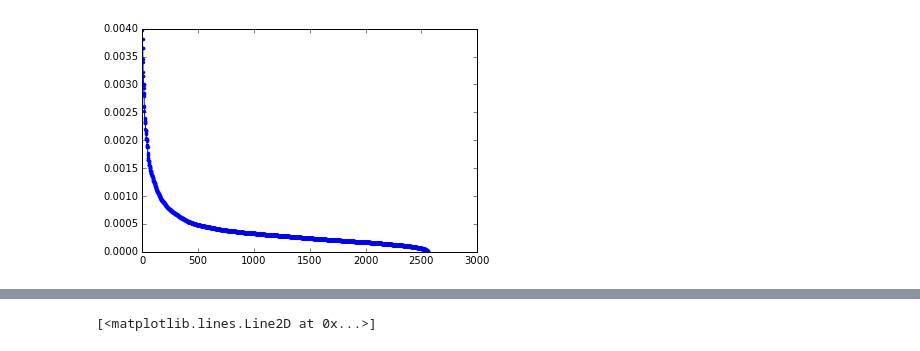
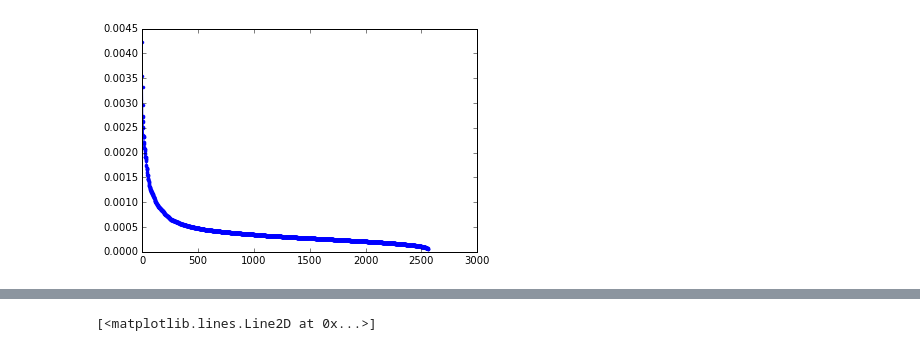
Before and after one commit to PrincetonUniversity/vox-music-classification, a Jupyter notebook: notebooks/fv-msvm.ipynb, the cells around one changed output, grey strips where cells are left out. Drawn from its saved outputs; the diff is of its cells as text; code cells hidden in the pictures.

```diff
--- a/notebooks/fv-msvm.ipynb
+++ b/notebooks/fv-msvm.ipynb
@@ -16,15 +17,13 @@ import warnings
 warnings.filterwarnings('ignore')
 # %%
 num_clusters, exemplar = 8, 3
-X, Y = load_all_fv(num_clusters, exemplar)
+X, Y = load_chroma_fv(num_clusters, exemplar) #load_all_fv(num_clusters, exemplar)
 
 T = num_clusters * 2
 t = (exemplar - (1 if exemplar % 2 == 0 else 0)) * 2 - 1
 
-p = np.random.permutation(len(X))
-trX, teX = np.split(X[p], [int(0.9 * len(X))])
-trY, teY = np.split(Y[p], [int(0.9 * len(X))])
-
+trX, teX, trY, teY = train_test_split((X, Y), stratify=Y,
+                                      random_state=0, test_size=0.1)
 axes = plt.subplots()[1]
 idx = np.where(trY != trY[0])[0][1]
 #idx = np.where(trY == trY[0])[0][1] # same label
@@ -70,6 +69,6 @@ Default SVM perf orig 0.74 riff 0.61
 num_clusters, exemplar = 8, 3
 T = num_clusters * 2
 t = (exemplar - (1 if exemplar % 2 == 0 else 0)) * 2 - 1
-X, Y = load_all_fv(num_clusters, exemplar)
+X, Y = load_chroma_fv(num_clusters, exemplar) #load_all_fv(num_clusters, exemplar)
 #XM = modify(X, t, T)
 # %% [output]
@@ -112,8 +110,13 @@ done in 208.7117018699646 seconds
 # %%
 from sklearn.ensemble import RandomForestClassifier
+from sklearn.cross_validation import train_test_split
 def make_rf(md):
-    return RandomForestClassifier(n_estimators=200, max_depth=md)
+    return RandomForestClassifier(n_estimators=(max(md,10)*6), max_depth=md)
 
-print('unmodified mfcc + RF (hyper is max depth)')
-run(X, Y, [1, 5, 10, 20, 30, 50], make_rf)
+X, Y = load_all_fv(8, 3)
+C, Y = load_chroma_fv(8, 3)
+X = np.concatenate((X, C), axis=1)
+print('unmodified mfcc + chroma + RF (hyper is max depth)')
+acc, depth = run(X, Y, [1, 5, 10, 20, 30, 50], make_rf)
+rf = make_rf(depth)
 # %% [output]
@@ -122,0 +132,5 @@ done in 154.7224624156952 seconds
+# %%
+# TODO this is temp code, remove later.
+trX, teX, trY, teY = train_test_split(X, Y, stratify=Y)
+rf.fit(trX, trY)
+plot_confusion_matrix(confusion_matrix(teY, rf.predict(teX))) # pretty different confusion!
@@ -123,10 +139,12 @@ done in 154.7224624156952 seconds
 # %%
-rf = RandomForestClassifier(n_estimators=200, max_depth=10)
 rf.fit(X, Y) # can't technically do whole, integrate this with CV
-p = [x[0] for x in sorted(list(enumerate(rf.feature_importances_)), key=lambda tup:tup[1])]
-p.reverse()
+def order(x):
+    p = [x[0] for x in sorted(list(enumerate(x)), key=lambda tup:tup[1])]
+    p.reverse()
+    return p
+p = order(rf.feature_importances_)
 plt.plot(rf.feature_importances_[p], '.-')
 plt.show()
 # %% [output]
-[figure, old version]
+[figure, new version]
 # %%
```
Also changed, not shown: parts of 9 cells of this notebook, 2 other files.
